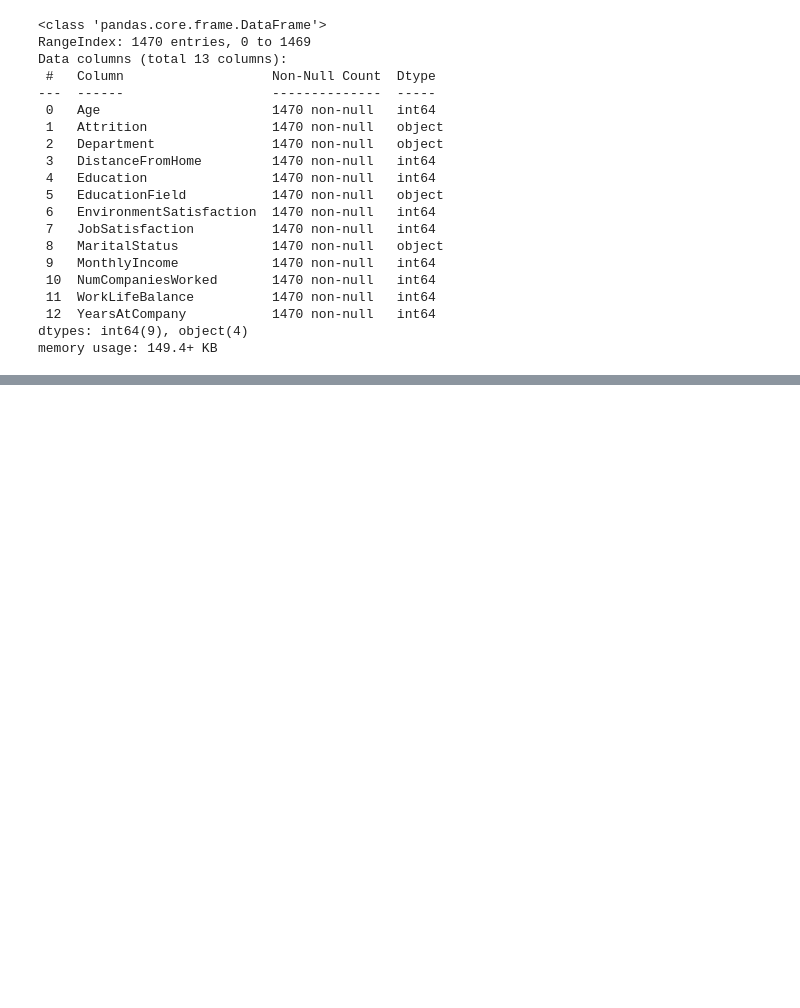
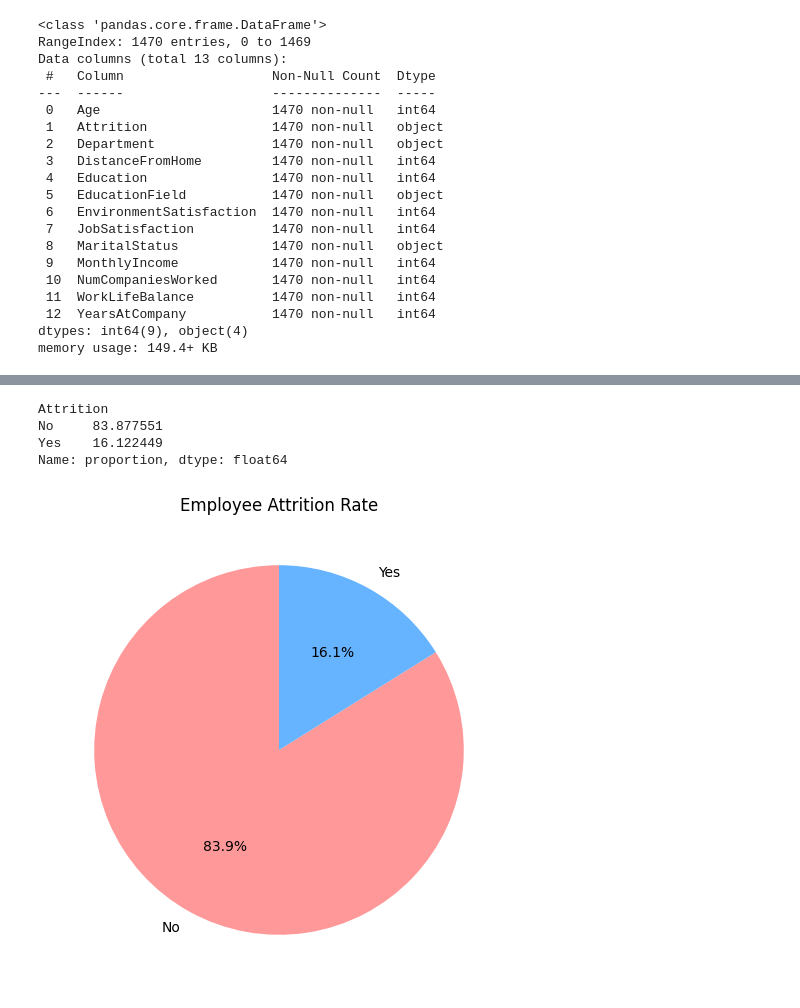
Before and after one commit to Geethasaran/E-Commerce-_Employee-Attrition-Rate, a Jupyter notebook: FINAL_PROJECT_Employee_Attrition_Rate.ipynb, the cells around one changed output, grey strips where cells are left out. Drawn from its saved outputs; the diff is of its cells as text; code cells hidden in the pictures; blank space fills up the shorter version.

```diff
--- a/FINAL_PROJECT_Employee_Attrition_Rate.ipynb
+++ b/FINAL_PROJECT_Employee_Attrition_Rate.ipynb
@@ -42,0 +90,20 @@ memory usage: 149.4+ KB
+# %%
+attrition_rate = df['Attrition'].value_counts(normalize=True) * 100
+print(attrition_rate)
+# %% [output]
+Attrition
+No     83.877551
+Yes    16.122449
+Name: proportion, dtype: float64
+# %%
+import matplotlib.pyplot as plt
+
+attrition_rate = df['Attrition'].value_counts(normalize=True) * 100
+
+plt.figure(figsize=(6, 6))
+attrition_rate.plot.pie(autopct='%1.1f%%', startangle=90, colors=['#ff9999','#66b3ff'])
+plt.title('Employee Attrition Rate')
+plt.ylabel('')
+plt.show()
+# %% [output]
+[figure, added]
```
Also changed, not shown: parts of 37 cells of this notebook.
